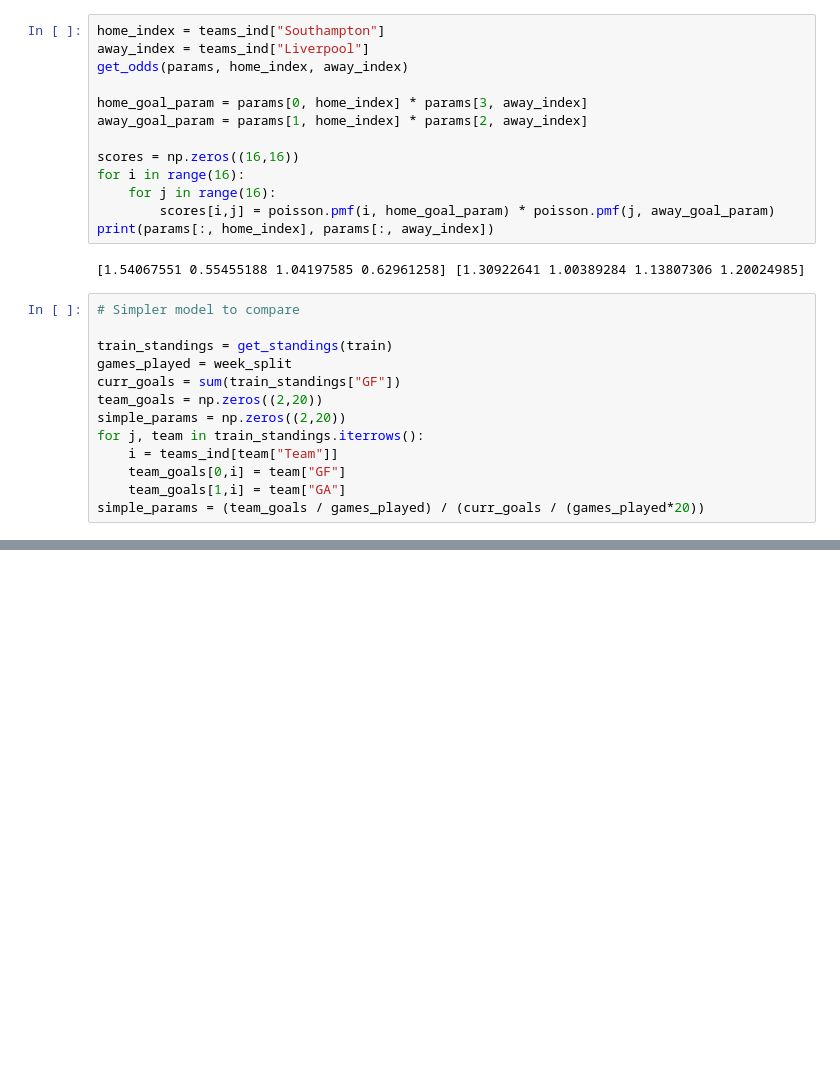
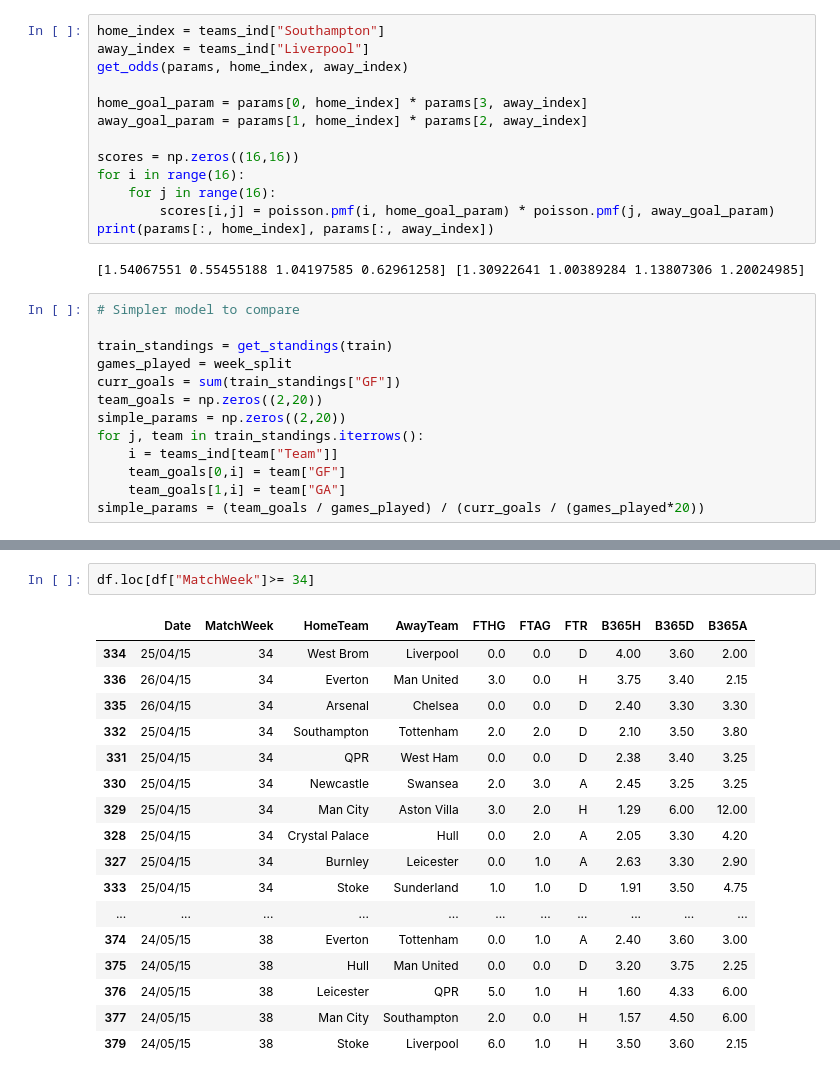
Before and after one commit to lanele73/apm348-project, a Jupyter notebook: betting.ipynb, the cells around one changed output, grey strips where cells are left out. Drawn from its saved outputs; the diff is of its cells as text; blank space fills up the shorter version.

```diff
--- a/betting.ipynb
+++ b/betting.ipynb
@@ -150,0 +209,20 @@ Text(0.5, 1.0, 'Model performance over time')
+# %%
+df.loc[df["MatchWeek"]>= 34]
+# %% [output]
+|  | Date | MatchWeek | HomeTeam | AwayTeam | FTHG | FTAG | FTR | B365H | B365D | B365A |
+| 334 | 25/04/15 | 34 | West Brom | Liverpool | 0.0 | 0.0 | D | 4.00 | 3.60 | 2.00 |
+| 336 | 26/04/15 | 34 | Everton | Man United | 3.0 | 0.0 | H | 3.75 | 3.40 | 2.15 |
+| 335 | 26/04/15 | 34 | Arsenal | Chelsea | 0.0 | 0.0 | D | 2.40 | 3.30 | 3.30 |
+| 332 | 25/04/15 | 34 | Southampton | Tottenham | 2.0 | 2.0 | D | 2.10 | 3.50 | 3.80 |
+| 331 | 25/04/15 | 34 | QPR | West Ham | 0.0 | 0.0 | D | 2.38 | 3.40 | 3.25 |
+| 330 | 25/04/15 | 34 | Newcastle | Swansea | 2.0 | 3.0 | A | 2.45 | 3.25 | 3.25 |
+| 329 | 25/04/15 | 34 | Man City | Aston Villa | 3.0 | 2.0 | H | 1.29 | 6.00 | 12.00 |
+| 328 | 25/04/15 | 34 | Crystal Palace | Hull | 0.0 | 2.0 | A | 2.05 | 3.30 | 4.20 |
+| 327 | 25/04/15 | 34 | Burnley | Leicester | 0.0 | 1.0 | A | 2.63 | 3.30 | 2.90 |
+| 333 | 25/04/15 | 34 | Stoke | Sunderland | 1.0 | 1.0 | D | 1.91 | 3.50 | 4.75 |
+| ... | ... | ... | ... | ... | ... | ... | ... | ... | ... | ... |
+| 374 | 24/05/15 | 38 | Everton | Tottenham | 0.0 | 1.0 | A | 2.40 | 3.60 | 3.00 |
+| 375 | 24/05/15 | 38 | Hull | Man United | 0.0 | 0.0 | D | 3.20 | 3.75 | 2.25 |
+| 376 | 24/05/15 | 38 | Leicester | QPR | 5.0 | 1.0 | H | 1.60 | 4.33 | 6.00 |
+| 377 | 24/05/15 | 38 | Man City | Southampton | 2.0 | 0.0 | H | 1.57 | 4.50 | 6.00 |
+| 379 | 24/05/15 | 38 | Stoke | Liverpool | 6.0 | 1.0 | H | 3.50 | 3.60 | 2.15 |
```
Also changed, not shown: parts of 5 cells of this notebook, 1 other file.
